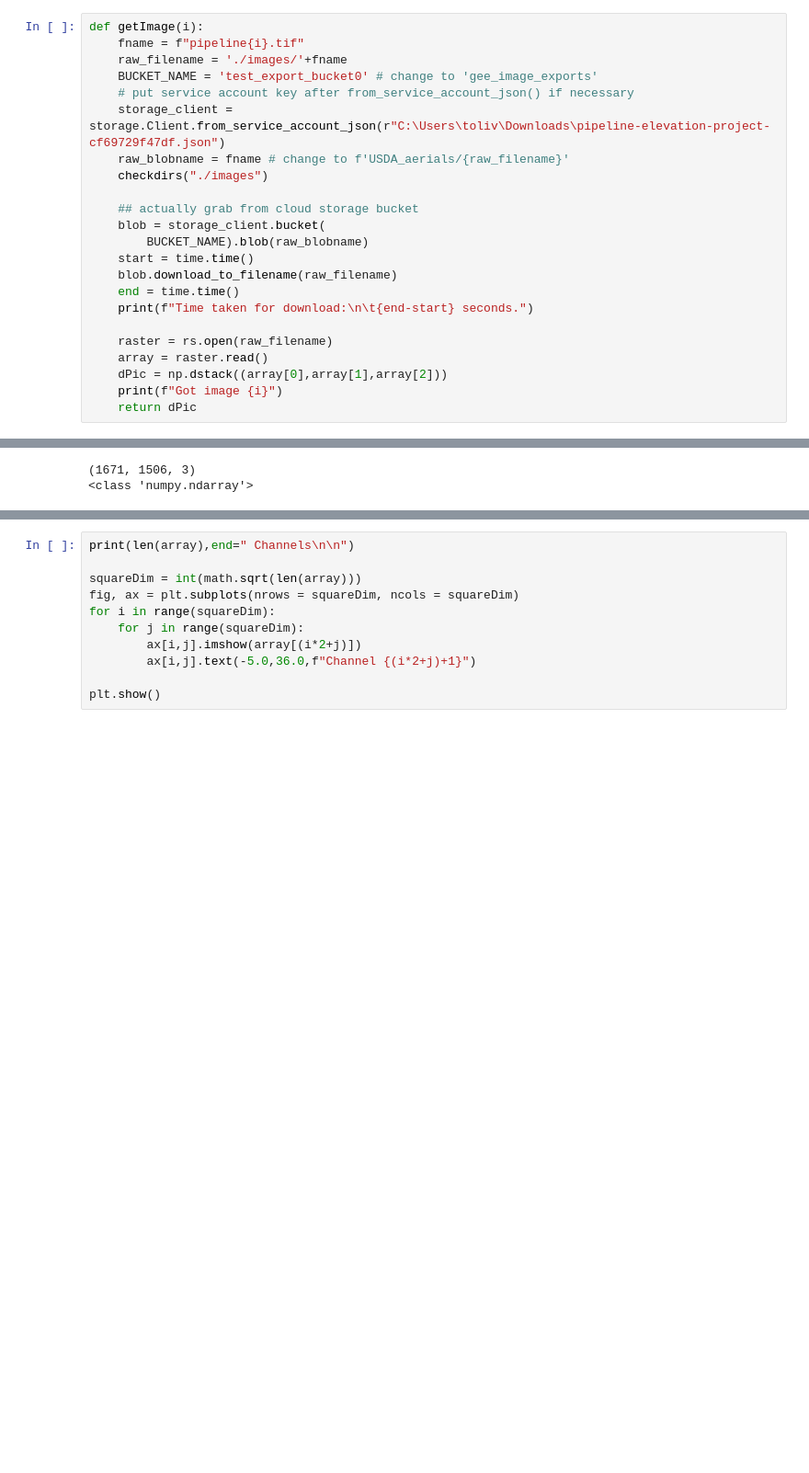
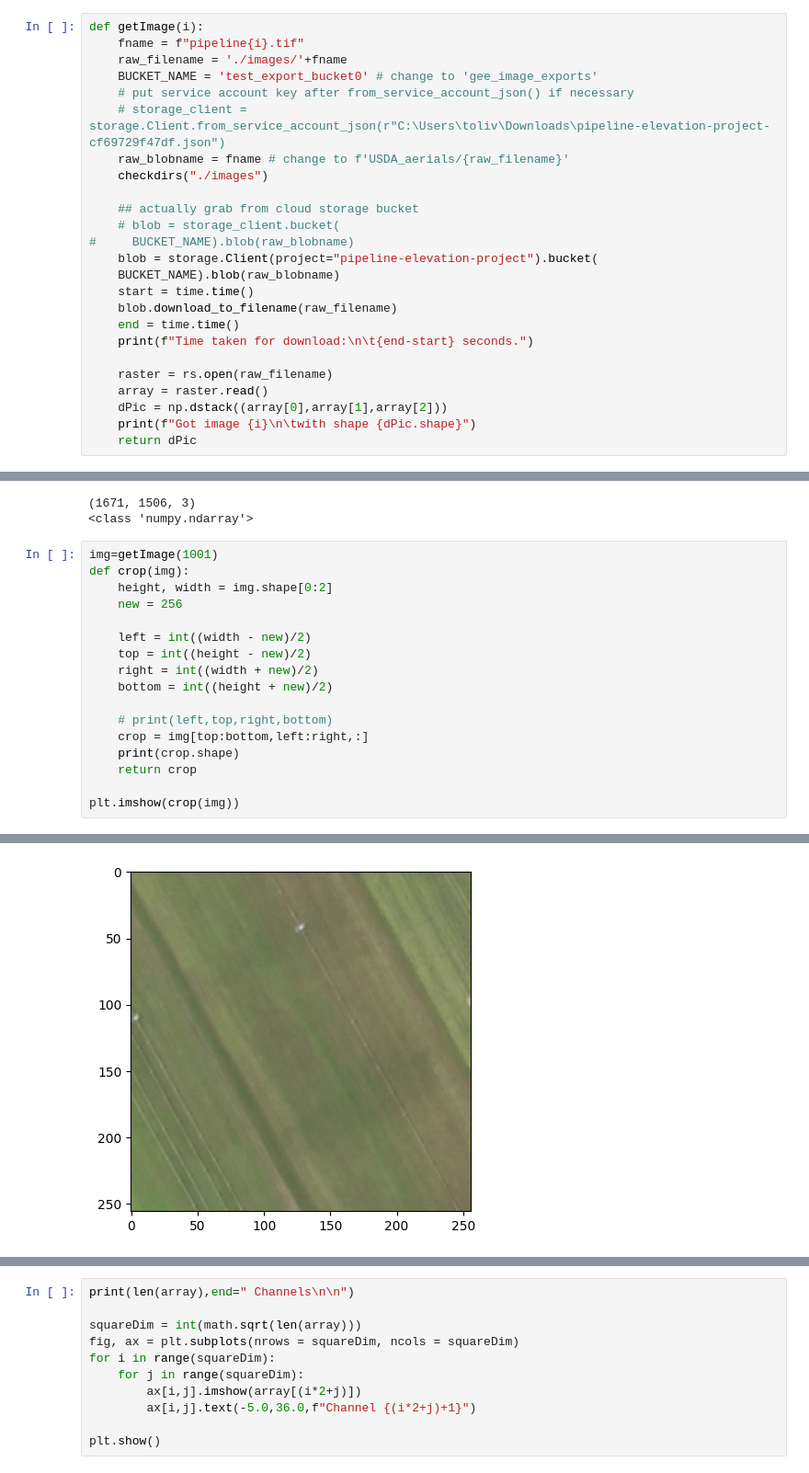
Before and after one commit to LuckyLaharlTim/pipeline-elevation-project, a Jupyter notebook: Modeling/model.ipynb, the cells around one changed output, grey strips where cells are left out. Shown at 92% size. Saved outputs shown, nothing was run; the diff lists cells and outputs as text; blank space fills up the shorter version.

Commit message:
Update model.ipynb
has crop function now

```diff
--- a/Modeling/model.ipynb
+++ b/Modeling/model.ipynb
@@ -38,13 +38,15 @@ def getImage(i):
     raw_filename = './images/'+fname
     BUCKET_NAME = 'test_export_bucket0' # change to 'gee_image_exports'
     # put service account key after from_service_account_json() if necessary
-    storage_client = storage.Client.from_service_account_json(r"C:\Users\toliv\Downloads\pipeline-elevation-project-cf69729f47df.json")
+    # storage_client = storage.Client.from_service_account_json(r"C:\Users\toliv\Downloads\pipeline-elevation-project-cf69729f47df.json")
     raw_blobname = fname # change to f'USDA_aerials/{raw_filename}'
     checkdirs("./images")
 
     ## actually grab from cloud storage bucket
-    blob = storage_client.bucket(
-        BUCKET_NAME).blob(raw_blobname)
+    # blob = storage_client.bucket(
+#     BUCKET_NAME).blob(raw_blobname)
+    blob = storage.Client(project="pipeline-elevation-project").bucket(
+    BUCKET_NAME).blob(raw_blobname)
     start = time.time()
     blob.download_to_filename(raw_filename)
     end = time.time()
@@ -53,7 +55,7 @@ def getImage(i):
     raster = rs.open(raw_filename)
     array = raster.read()
     dPic = np.dstack((array[0],array[1],array[2]))
-    print(f"Got image {i}")
+    print(f"Got image {i}\n\twith shape {dPic.shape}")
     return dPic
 # %% [markdown]
 ### Import GeoTIFFs from Google Cloud Storage
@@ -91,3 +95,21 @@ print(type(dPic))
 # %% [output]
 (1671, 1506, 3)
 <class 'numpy.ndarray'>
+# %%
+img=getImage(1001)
+def crop(img):
+    height, width = img.shape[0:2]
+    new = 256
+
+    left = int((width - new)/2)
+    top = int((height - new)/2)
+    right = int((width + new)/2)
+    bottom = int((height + new)/2)
+
+    # print(left,top,right,bottom)
+    crop = img[top:bottom,left:right,:]
+    print(crop.shape)
+    return crop
+
+plt.imshow(crop(img))
+# %% [output]
@@ -93,0 +123 @@ print(type(dPic))
+[figure, added]
```
Also changed, not shown: parts of 4 cells of this notebook.
